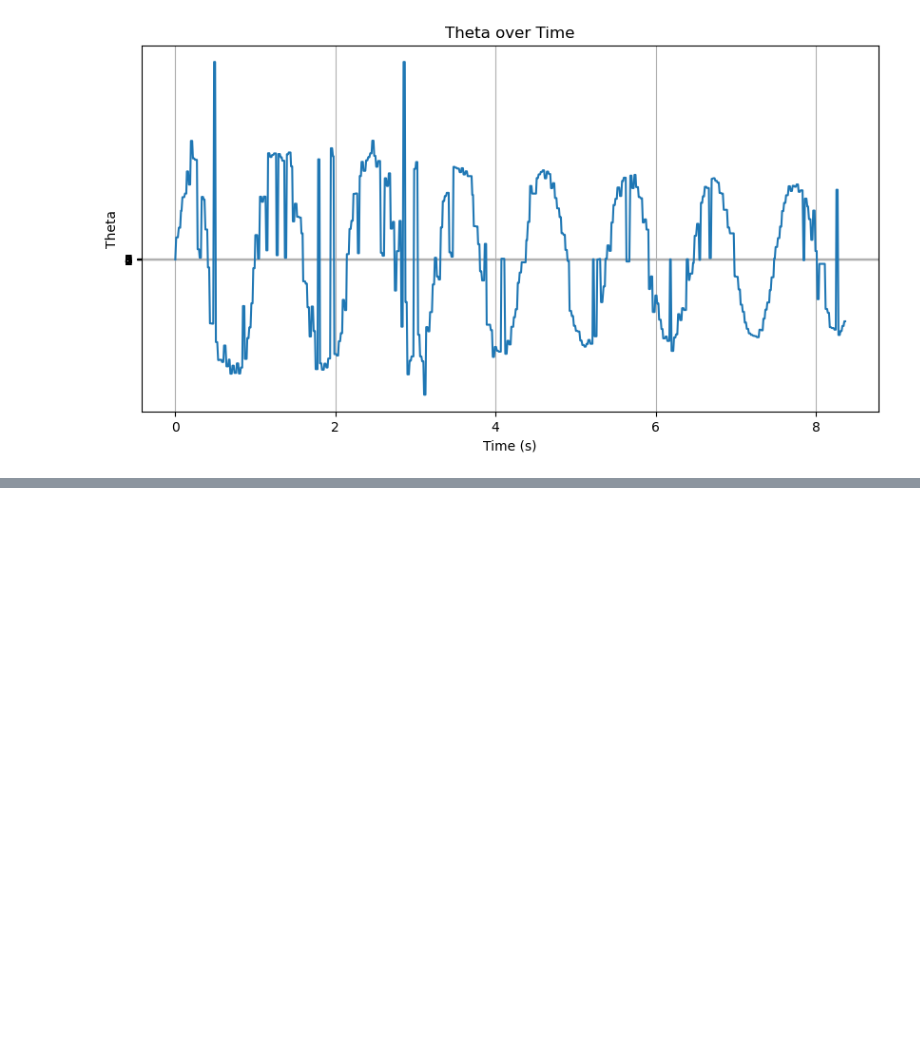
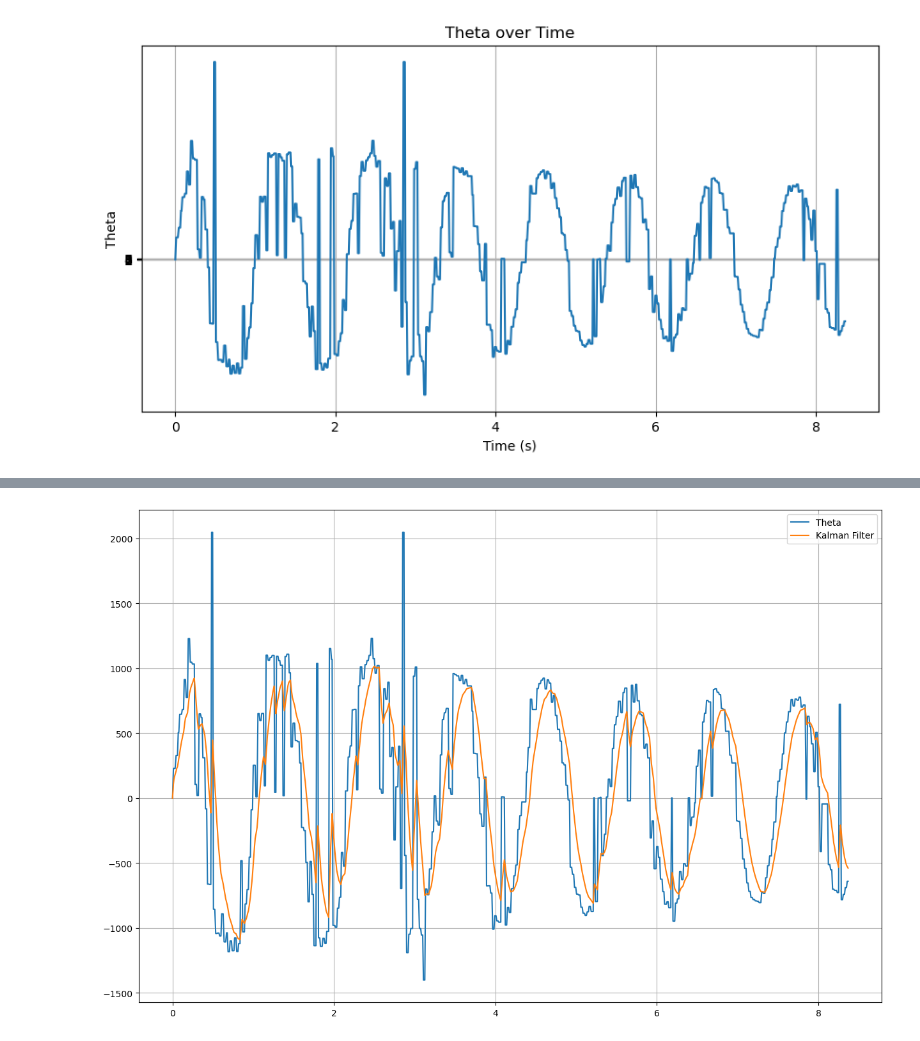
Before and after one commit to AliShrz/pendulum-Lab-Class, a Jupyter notebook: Lab 2/Lab 2.ipynb, the cells around one changed output, grey strips where cells are left out. Saved outputs shown, nothing was run; the diff lists cells and outputs as text; code cells hidden in the pictures; blank space fills up the shorter version.

```diff
--- a/Lab 2/Lab 2.ipynb
+++ b/Lab 2/Lab 2.ipynb
@@ -28,0 +98,22 @@ plt.show()
+# %%
+# Parameters
+F = np.array([[1]])  # State transition matrix (assume constant acceleration)
+H = np.array([[1]])  # Measurement matrix (direct measurement of state)
+Q = np.array([[0.001]])  # Process noise covariance (system uncertainty)
+R = np.array([[0.1]])  # Measurement noise covariance (sensor uncertainty)
+x_init = np.array([[0]])  # Initial state estimate (e.g., acceleration)
+P_init = np.array([[1]])  # Initial error covariance
+
+output_kalman, _ = Kalman_filter(F, H, Q, R, x_init, P_init, theta)
+# %%
+fig, ax = plt.subplots(figsize=(15, 10))
+ax.plot(df['time_seconds'], df['theta'], label='Theta')
+ax.plot(df['time_seconds'], output_kalman, label='Kalman Filter')
+ax.legend()
+plt.grid(True)
+plt.show()
+# plt.plot(df['time_seconds'], df['theta'])
+# plt.plot(df['time_seconds'], output_kalman)
+# plt.plot(df['time_seconds'], predictions)
+# %% [output]
+[figure, added]
```
Also changed, not shown: parts of 8 cells of this notebook.
